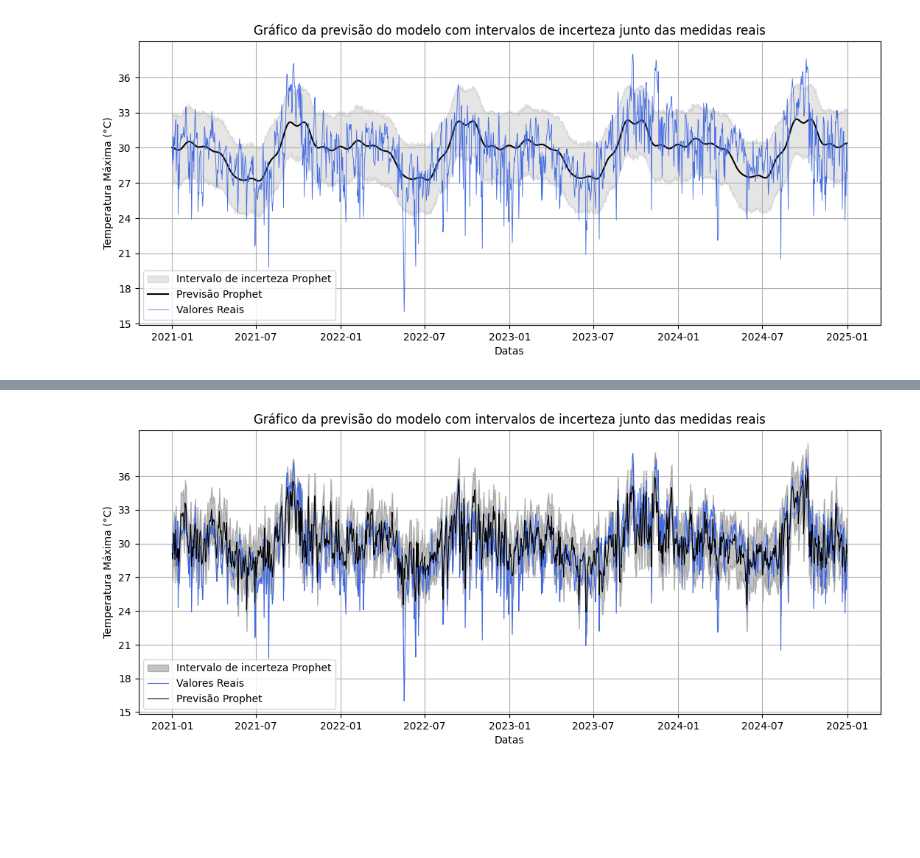
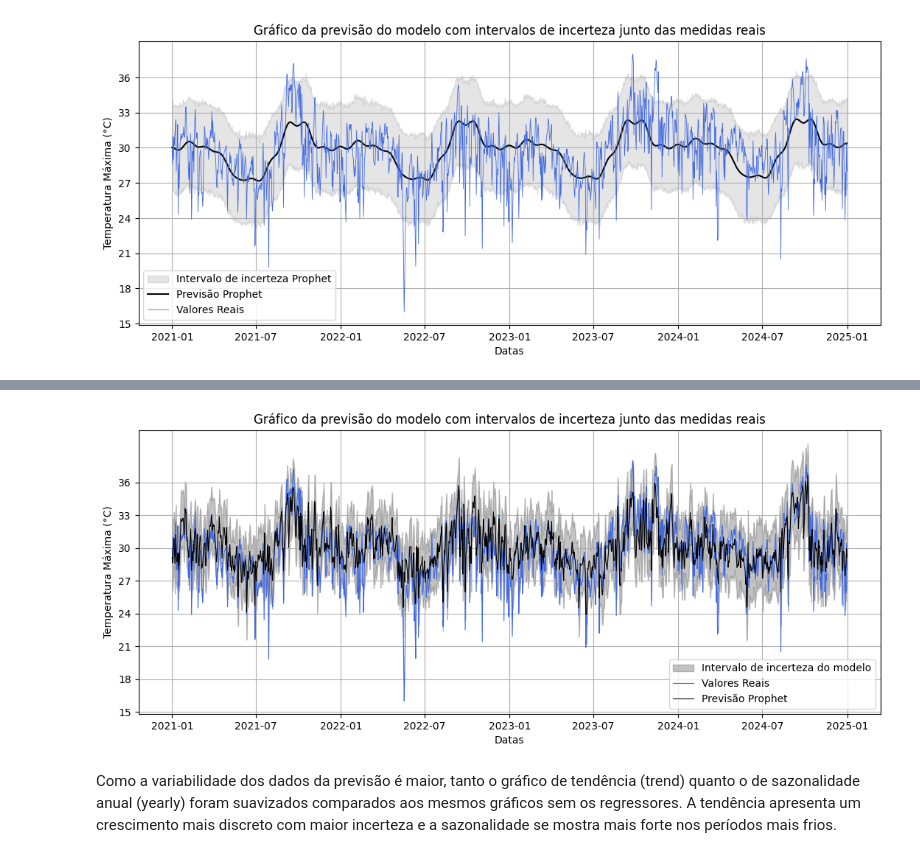
Before and after one commit to paula-belr/series-temporais-temperatura, a Jupyter notebook: atividade_extensionista_II.ipynb, the cells around one changed output, grey strips where cells are left out. Saved outputs shown, nothing was run; the diff lists cells and outputs as text; code cells hidden in the pictures; blank space fills up the shorter version.

Commit message:
feature: avaliação do modelo de previsão com e sem regressores.

```diff
--- a/atividade_extensionista_II.ipynb
+++ b/atividade_extensionista_II.ipynb
@@ -65,10 +68,11 @@ O intervalo dos dados para esta estação é:
 Aqui temos um vislumbre de como são nossos dados, quais variáveis teremos disponíveis para explorar, quais as unidades de medida dos dados, além disso, temos dados faltantes, também chamados de 'missing values', casas decimais separadas por vírgula e uma coluna que não traz nenhum dado.
 # %%
 # Carregamento dos dados
-df_auto = pd.read_csv('/content/drive/MyDrive/ColabNotebooks/dados-atividade-extensionista/estacoes-auto-uberlandia-a507-01-01-2005-31-12-2024/dados_A507_D_2005-01-01_2024-12-31.csv',
-                      sep = ';')
+df_auto = pd.read_csv('/content/drive/MyDrive/ColabNotebooks/dados-atividade-extensionista/estacoes-auto-uberlandia-a507-01-01-2005-31-12-2024/dados_A507_D_2005-01-01_2024-12-31 (1).csv',
+                      sep = ';',
+                      skiprows = 10)
 
-df_auto.head()
+df_auto
 # %% [output]
 |  | Data Medicao | PRECIPITACAO TOTAL, DIARIO (AUT)(mm) | PRESSAO ATMOSFERICA MEDIA DIARIA ... | TEMPERATURA MAXIMA, DIARIA (AUT)(°C) | TEMPERATURA MEDIA, DIARIA (AUT)(°C) | ... |
 | 0 | 2005-01-01 | 5,6 | 916 | 29,6 | 23,3 | ... |
@@ -749,10 +730,14 @@ df = df.rename(columns={'Data da Medição': 'ds',
                         'Umidade relativa do ar (%)': 'reg2'})
 
 # Dividindo dados em treino e teste
-treino, teste_reg = train_test_split(df, test_size = 0.2, shuffle = False)
+treino, teste_reg = train_test_split(df,
+                                     test_size = 0.2,
+                                     shuffle = False)
 
 # Instanciando o modelo
-modelo_reg = Prophet(daily_seasonality = False, weekly_seasonality = False)
+modelo_reg = Prophet(daily_seasonality = False,
+                     weekly_seasonality = False,
+                     interval_width = 0.9)
 
 # adicionando regressores
 modelo_reg.add_regressor('reg')
@@ -793,35 +783,37 @@ fig_reg, ax = plt.subplots()
 
 fig_reg.set_size_inches(13, 5)
 
 ax.set_title('Gráfico da previsão do modelo com intervalos de incerteza junto das medidas reais')
 ax.set_xlabel('Datas')
 ax.set_ylabel('Temperatura Máxima (°C)')
 ax.set_yticks(np.arange(15, 39, 3))
 
 ax.fill_between(previsao_reg['ds'],
                  previsao_reg['yhat_lower'],
                  previsao_reg['yhat_upper'],
                  color='dimgray',
                  alpha=0.4,
-                 label='Intervalo de incerteza Prophet')
+                 label='Intervalo de incerteza do modelo')
 
 ax.plot(teste_reg['ds'],
         teste_reg['y'],
         label = 'Valores Reais',
         c = 'royalblue',
         lw = 0.8)
 
 ax.plot(previsao_reg['ds'],
         previsao_reg['yhat'],
         label = 'Previsão Prophet',
         c = 'black',
         lw = 0.8)
 
 ax.legend()
 ax.grid()
 fig_reg.show()
 # %% [output]
-[figure, old version]
+[figure, new version]
+# %% [markdown]
+Como a variabilidade dos dados da previsão é maior, tanto o gráfico de tendência (trend) quanto o de sazonalidade anual (yearly) foram suavizados comparados aos mesmos gráficos sem os regressores. A tendência apresenta um crescimento mais discreto com maior incerteza e a sazonalidade se mostra mais forte nos períodos mais frios.
 # %%
 fig2_reg = plot_components_plotly(modelo_reg, previsao_reg)
 fig2_reg.update_layout(height = 600, width = 1000)
```
Also changed, not shown: parts of 28 cells of this notebook.
